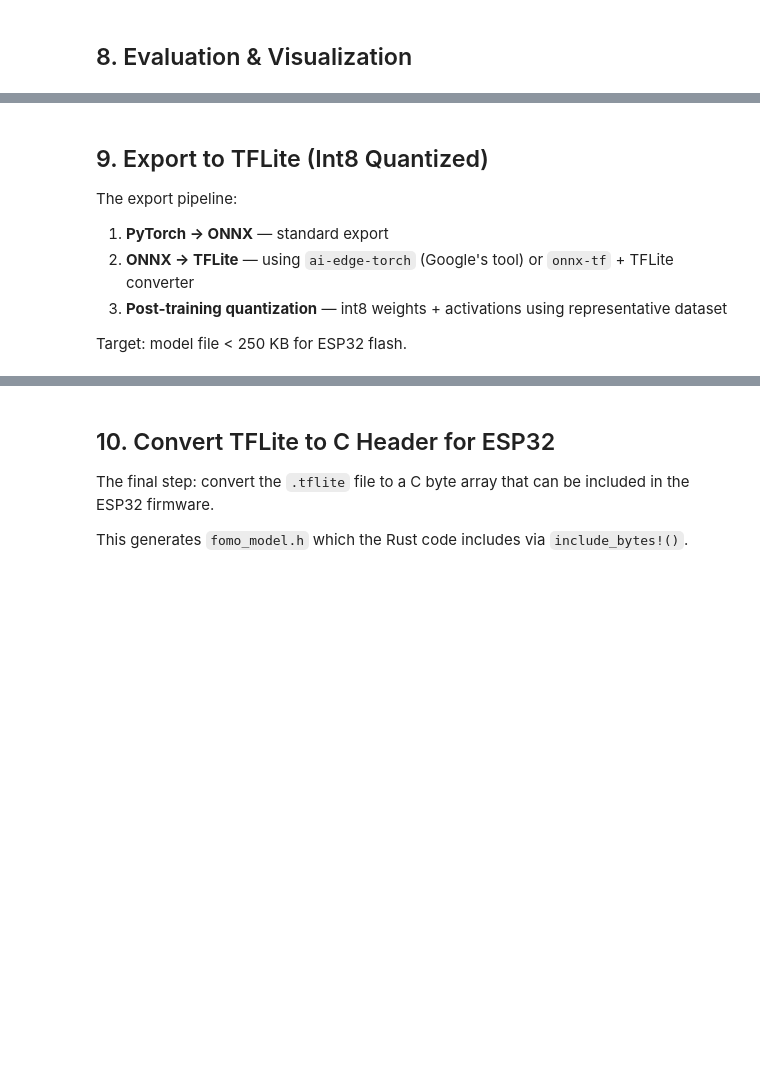
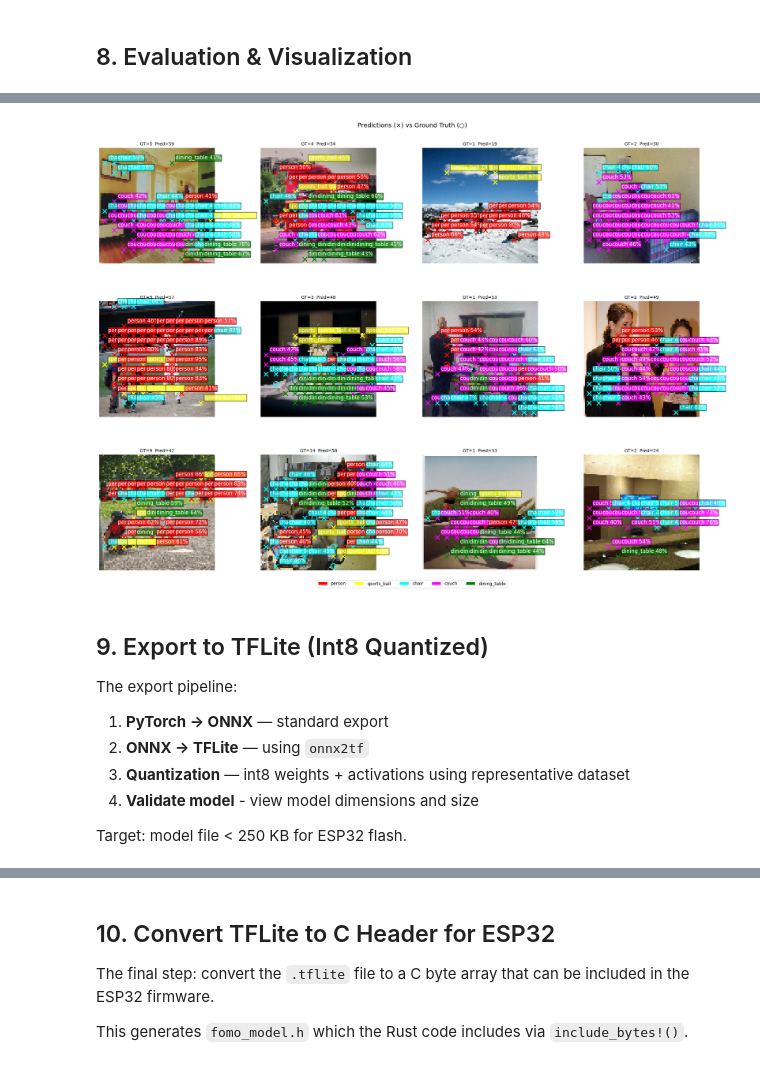
Before and after one commit to t-wilkinson/projects, a Jupyter notebook: ai/esp32-pc-object-detection/fomo.ipynb, the cells around one changed output, grey strips where cells are left out. Cells and saved outputs as stored; diff of their text form; code cells hidden in the pictures; blank space fills up the shorter version.

Commit message:
Successfully quantized model

```diff
--- a/ai/esp32-pc-object-detection/fomo.ipynb
+++ b/ai/esp32-pc-object-detection/fomo.ipynb
@@ -950,41 +973,44 @@ for i, ax in enumerate(axes.flat):
             if cls > 0:
                 px = (gx + 0.5) * CELL_SIZE
                 py = (gy + 0.5) * CELL_SIZE
                 ax.plot(px, py, 'o', color=colors[cls], markersize=12,
                         markeredgewidth=2, fillstyle='none', label='GT')
 
     # Draw predictions (crosses)
     for cls, gx, gy, conf in detections:
         px = (gx + 0.5) * CELL_SIZE
         py = (gy + 0.5) * CELL_SIZE
         ax.plot(px, py, 'x', color=colors[cls], markersize=10, markeredgewidth=2)
         ax.text(px + 3, py - 3, f'{FOMO_CLASS_NAMES[cls]} {conf:.0%}',
-                fontsize=6, color='white',
+                fontsize=12, color='white',
                 bbox=dict(facecolor=colors[cls], alpha=0.7, pad=1))
 
     n_gt = (target > 0).sum().item()
     n_pred = len(detections)
     ax.set_title(f'GT={n_gt}  Pred={n_pred}', fontsize=10)
     ax.axis('off')
 
 # Legend
 legend_elements = [
     mpatches.Patch(facecolor=c, label=FOMO_CLASS_NAMES[i])
     for i, c in colors.items()
 ]
 fig.legend(handles=legend_elements, loc='lower center', ncol=5, fontsize=10)
 
 plt.suptitle('Predictions (×) vs Ground Truth (○)', fontsize=14)
 plt.tight_layout()
 plt.savefig(OUTPUT_DIR / 'val_predictions.png', dpi=150)
 plt.show()
+# %% [output]
+[figure, added]
 # %% [markdown]
 ## 9. Export to TFLite (Int8 Quantized)
 
 The export pipeline:
 1. **PyTorch → ONNX** — standard export
-2. **ONNX → TFLite** — using `ai-edge-torch` (Google's tool) or `onnx-tf` + TFLite converter
-3. **Post-training quantization** — int8 weights + activations using representative dataset
+2. **ONNX → TFLite** — using `onnx2tf`
+3. **Quantization** — int8 weights + activations using representative dataset
+4. **Validate model** - view model dimensions and size
 
 Target: model file < 250 KB for ESP32 flash.
 # %%
```
Also changed, not shown: parts of 8 cells of this notebook, 14 other files.
